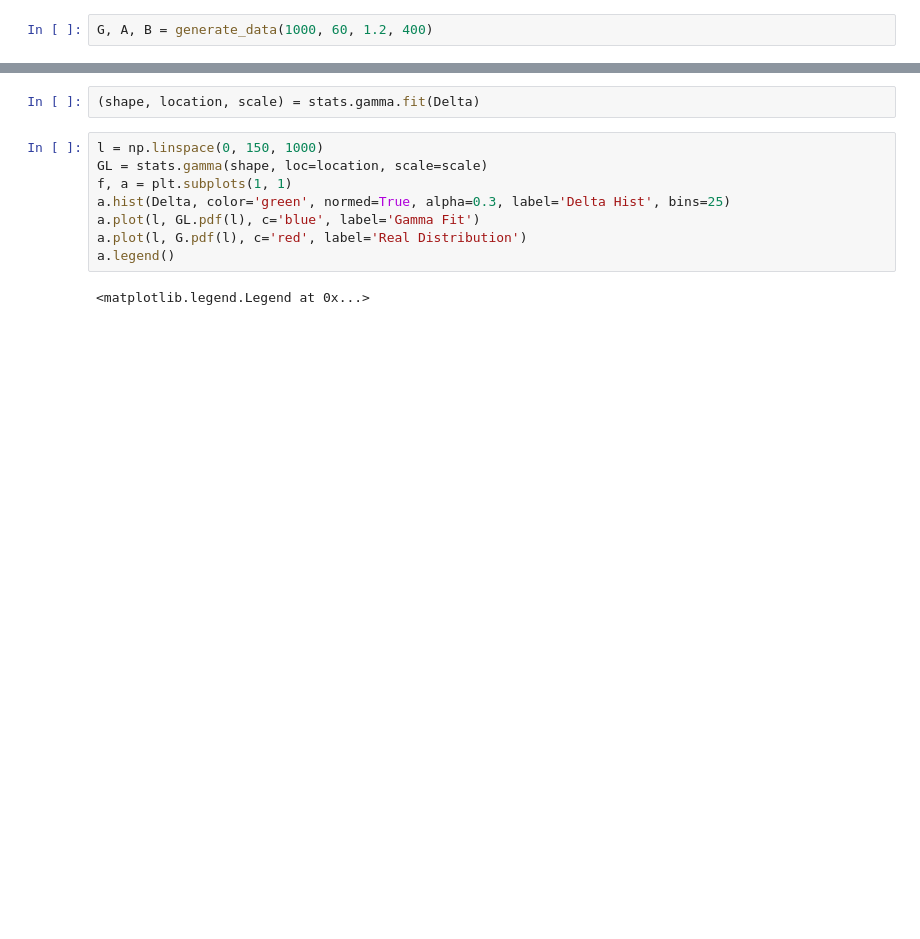
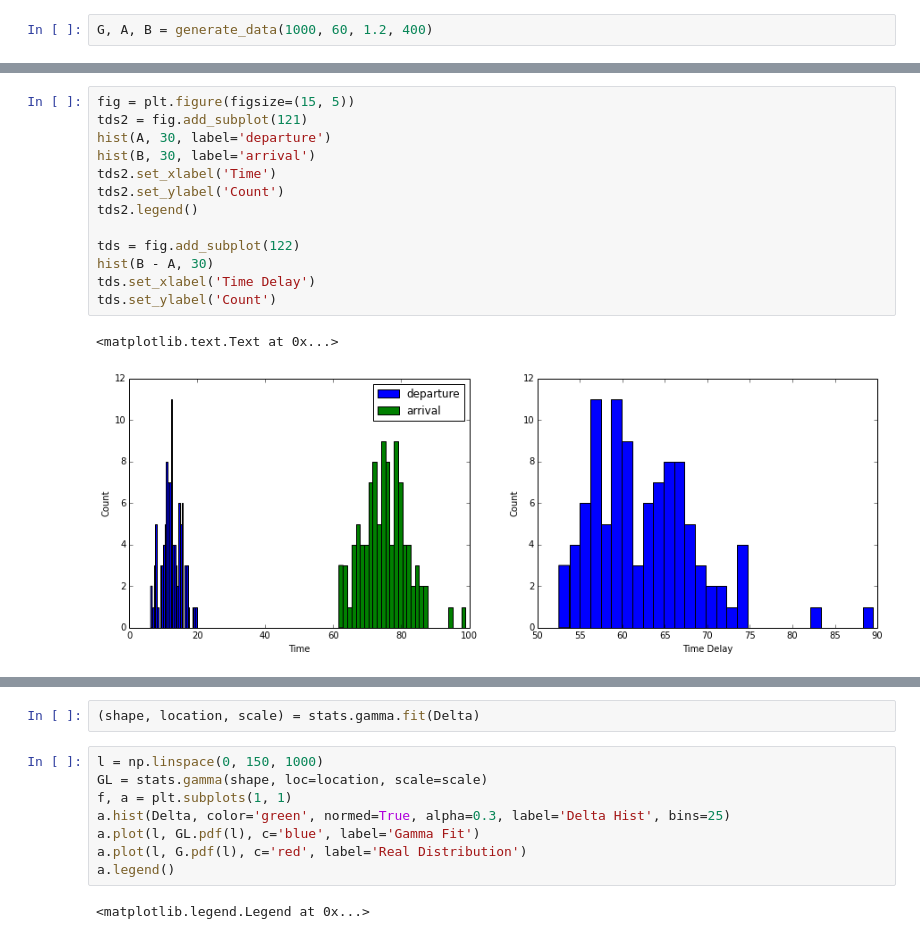
Before and after one commit to athuras/relay, a Jupyter notebook: predict/Data Generation for Traffic Flow.ipynb, the cells around one changed output, grey strips where cells are left out. Saved outputs shown, nothing was run; the diff lists cells and outputs as text; blank space fills up the shorter version.

```diff
--- a/predict/Data Generation for Traffic Flow.ipynb
+++ b/predict/Data Generation for Traffic Flow.ipynb
@@ -124,0 +121,16 @@ Delta = B - A
+# %%
+fig = plt.figure(figsize=(15, 5))
+tds2 = fig.add_subplot(121)
+hist(A, 30, label='departure')
+hist(B, 30, label='arrival')
+tds2.set_xlabel('Time')
+tds2.set_ylabel('Count')
+tds2.legend()
+
+tds = fig.add_subplot(122)
+hist(B - A, 30)
+tds.set_xlabel('Time Delay')
+tds.set_ylabel('Count')
+# %% [output]
+<matplotlib.text.Text at 0x...>
+[figure, added]
```
Also changed, not shown: parts of 13 cells of this notebook, 2 other files.
